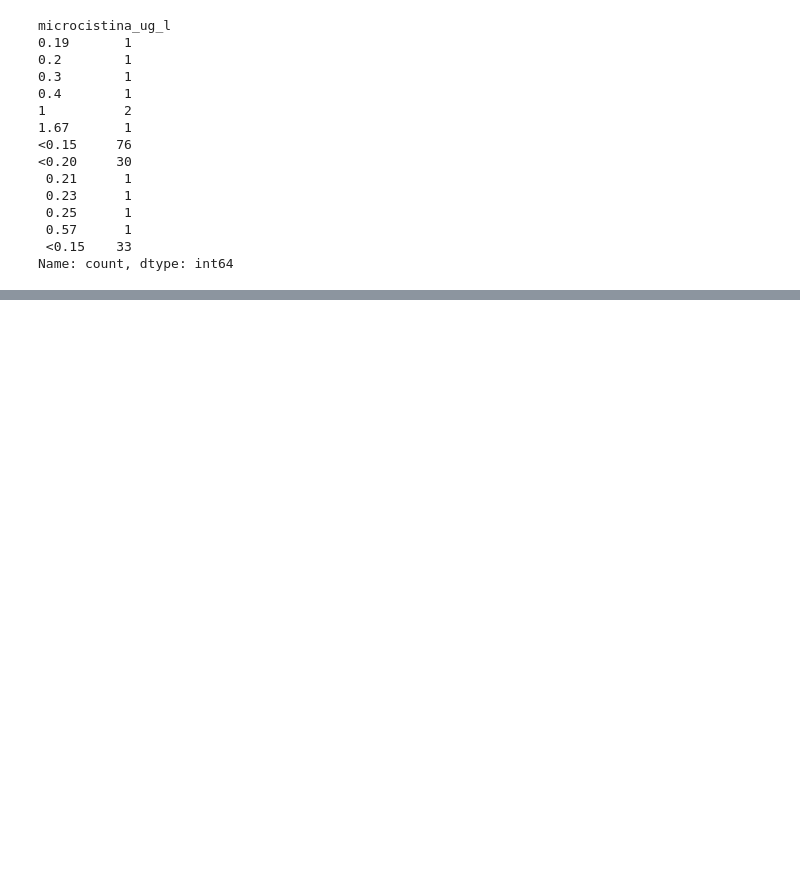
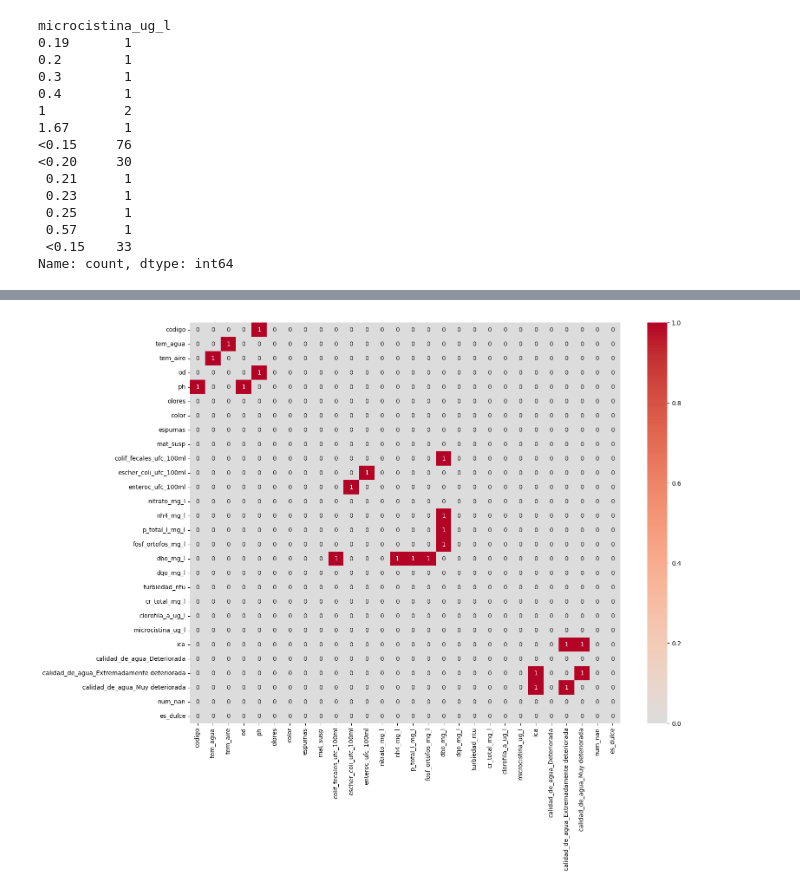
Before and after one commit to joegoicoechea24/TPespecial, a Jupyter notebook: tp.ipynb, the cells around one changed output, grey strips where cells are left out. Saved outputs shown, nothing was run; the diff lists cells and outputs as text; code cells hidden in the pictures; blank space fills up the shorter version.

Commit message:
hecha hasta las correlaciones. arrancar con hipótesis

```diff
--- a/tp.ipynb
+++ b/tp.ipynb
@@ -1380,0 +1543,15 @@ Name: count, dtype: int64
+# %%
+import numpy as np
+
+# tomamos el valor absoluto de las correlaciones, umbralamos las mayores a 0.6. Partimos de un índice bajo para acaparar mas opciones.
+correlation_matrix_umbralizada = matriz_corr.abs() > 0.6
+
+# aprovechamos y sacamos la diagonal
+np.fill_diagonal(correlation_matrix_umbralizada.values, 0)
+
+# e imprimimos la matriz como un heatmap
+plt.figure(figsize=(16,12));
+sns.heatmap(correlation_matrix_umbralizada, vmin=0.0, vmax=1.0, center=0.0, annot=True, cmap= 'coolwarm')
+plt.show()
+# %% [output]
+[figure, added]
```
Also changed, not shown: parts of 29 cells of this notebook.
